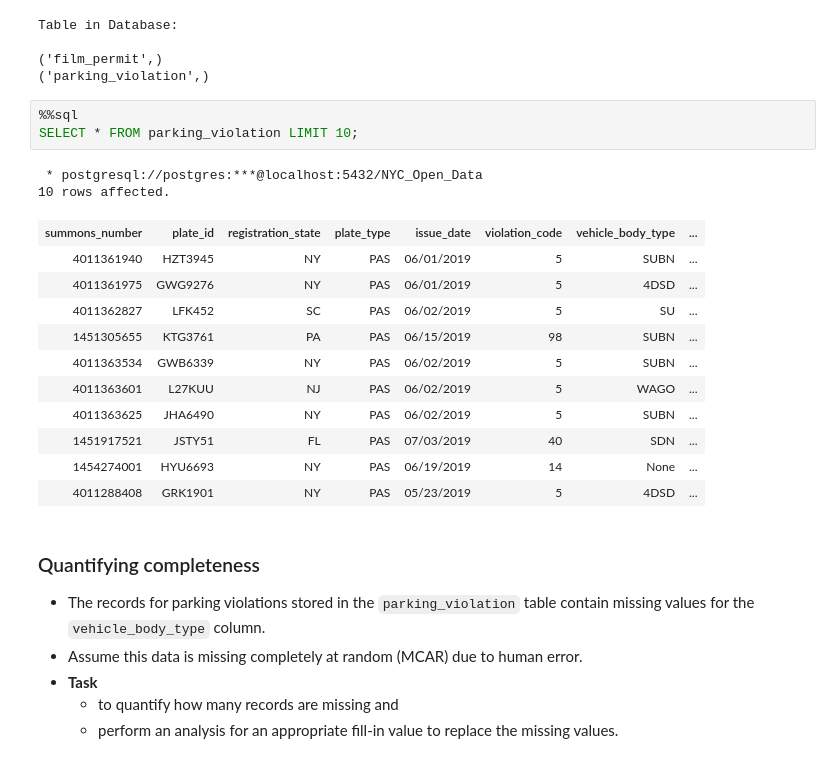
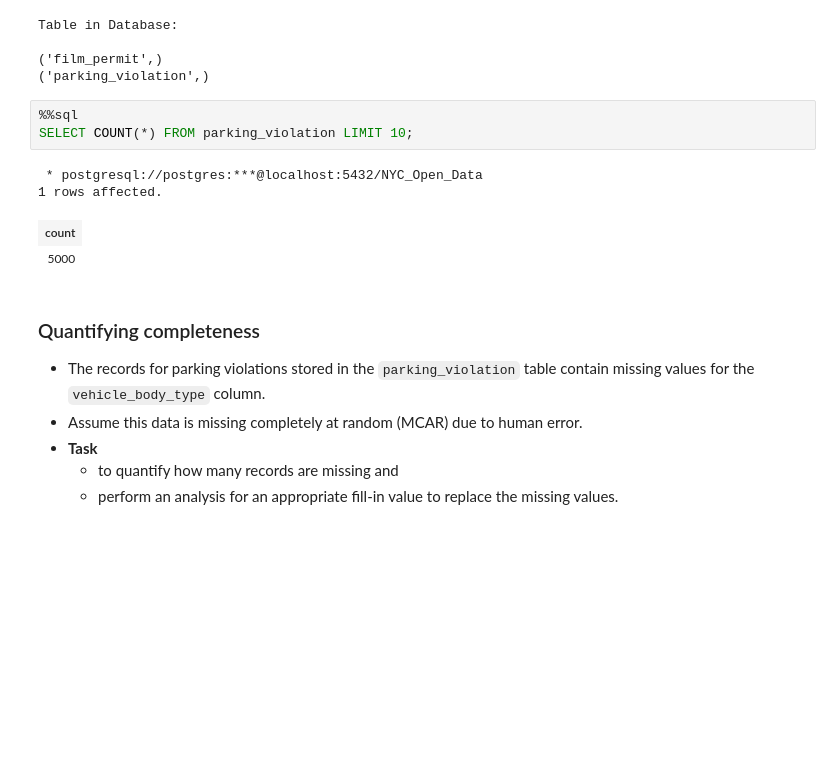
Before and after one commit to lnphng/Business-Analyst-with-SQL, a Jupyter notebook: 04.Cleaning Data in Postgresql Databases/02. Missing, Duplicate, and Invalid Data.ipynb, the cells around one changed output. Saved outputs shown, nothing was run; the diff lists cells and outputs as text; blank space fills up the shorter version.

```diff
--- a/04.Cleaning Data in Postgresql Databases/02. Missing, Duplicate, and Invalid Data.ipynb
+++ b/04.Cleaning Data in Postgresql Databases/02. Missing, Duplicate, and Invalid Data.ipynb
@@ -17,21 +17,12 @@ Table in Database:
 ('parking_violation',)
 # %%
 %%sql
-SELECT * FROM parking_violation LIMIT 10;
+SELECT COUNT(*) FROM parking_violation LIMIT 10;
 # %% [output]
  * postgresql://postgres:***@localhost:5432/NYC_Open_Data
-10 rows affected.
+1 rows affected.
-| summons_number | plate_id | registration_state | plate_type | issue_date | violation_code | vehicle_body_type | ... |
-| 4011361940 | HZT3945 | NY | PAS | 06/01/2019 | 5 | SUBN | ... |
-| 4011361975 | GWG9276 | NY | PAS | 06/01/2019 | 5 | 4DSD | ... |
-| 4011362827 | LFK452 | SC | PAS | 06/02/2019 | 5 | SU | ... |
-| 1451305655 | KTG3761 | PA | PAS | 06/15/2019 | 98 | SUBN | ... |
-| 4011363534 | GWB6339 | NY | PAS | 06/02/2019 | 5 | SUBN | ... |
-| 4011363601 | L27KUU | NJ | PAS | 06/02/2019 | 5 | WAGO | ... |
-| 4011363625 | JHA6490 | NY | PAS | 06/02/2019 | 5 | SUBN | ... |
-| 1451917521 | JSTY51 | FL | PAS | 07/03/2019 | 40 | SDN | ... |
-| 1454274001 | HYU6693 | NY | PAS | 06/19/2019 | 14 | None | ... |
-| 4011288408 | GRK1901 | NY | PAS | 05/23/2019 | 5 | 4DSD | ... |
+| count |
+| 5000 |
 # %% [markdown]
 ### Quantifying completeness
 - The records for parking violations stored in the `parking_violation` table contain missing values for the `vehicle_body_type` column.
```
Also changed, not shown: parts of 11 cells of this notebook.
